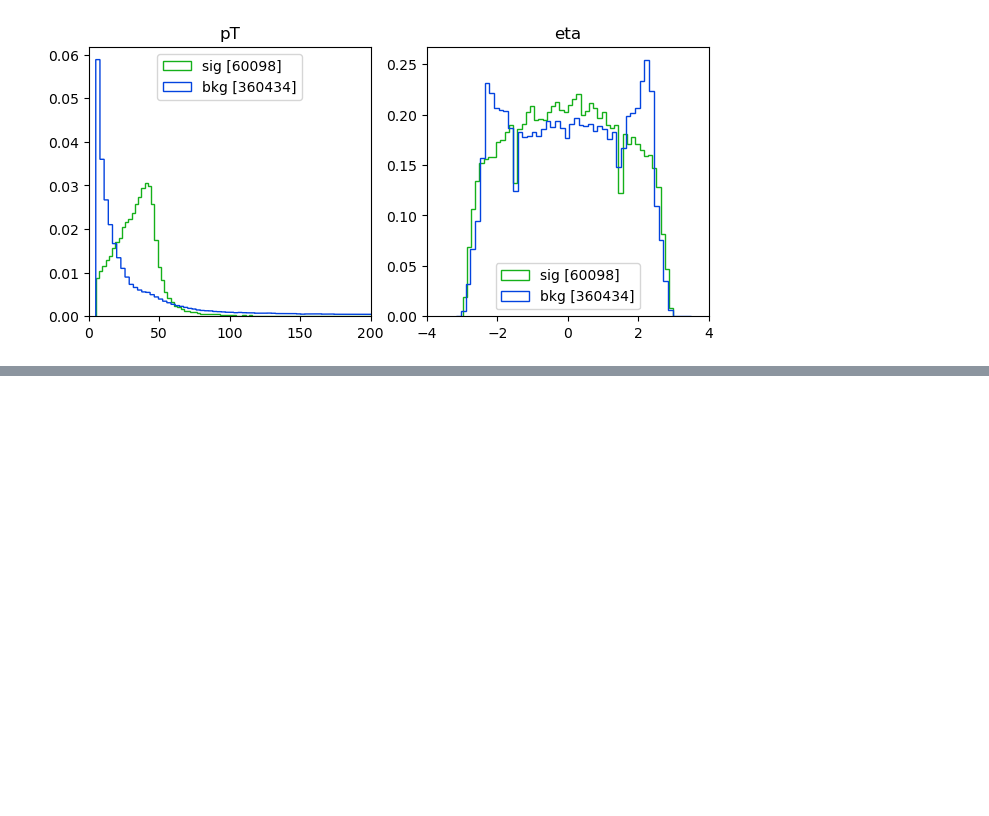
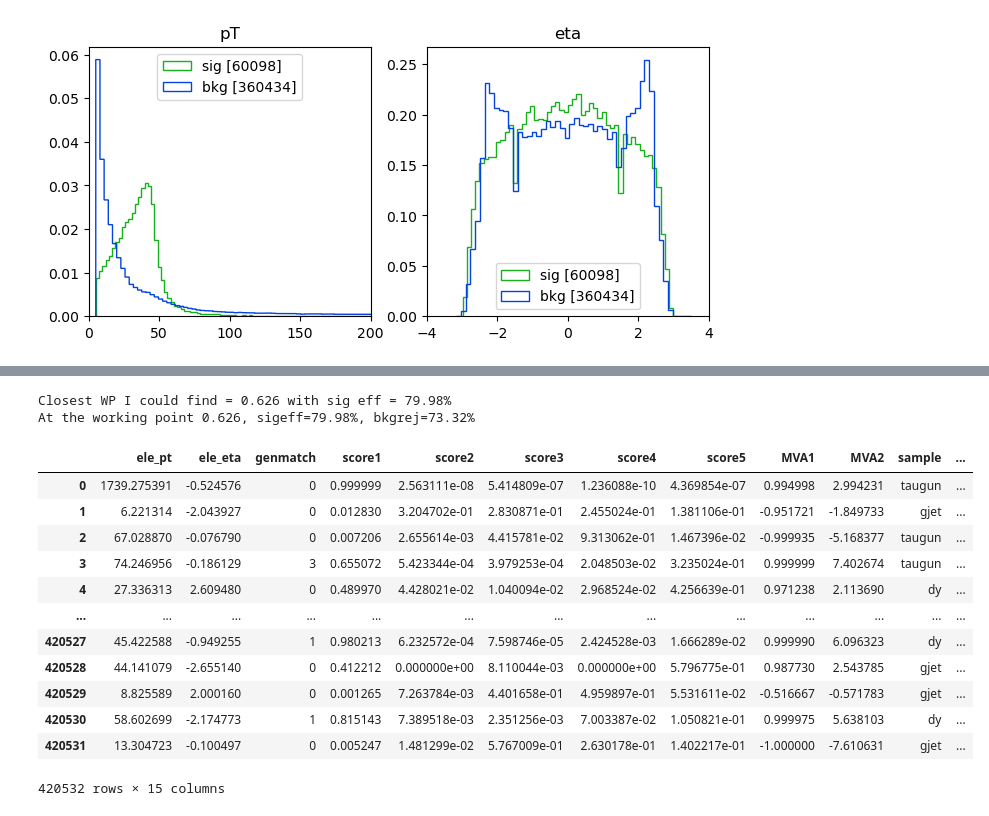
Before and after one commit to phazarik/Electron-DNN-ID-study, a Jupyter notebook: dnn_id_general.ipynb, the cells around one changed output, grey strips where cells are left out. Drawn from its saved outputs; the diff is of its cells as text; code cells hidden in the pictures; blank space fills up the shorter version.

```diff
--- a/dnn_id_general.ipynb
+++ b/dnn_id_general.ipynb
@@ -500,0 +509,44 @@ plt.show()
+# %%
+wp1sigeff_target = 80 #we want this much signal efficiency from the first node.
+
+thresholds = np.arange(0, 1.0, 0.001)
+
+diff = 1000
+wp1 = None
+
+for val in thresholds:
+    nsig = df[df['truth']==1].shape[0]
+    nsig_pass = df[(df['truth']==1) & (df['score1']>val)].shape[0]
+    sigeff_val = nsig_pass*100/nsig
+    diff = sigeff_val - wp1sigeff_target
+    if diff<0:
+        print(f'Closest WP I could find = {val:.3f} with sig eff = {sigeff_val:.2f}%')
+        wp1 = val
+        break
+
+#Adding a new flag in the dataframe with the fixed wp
+df.loc[df['score1']>wp1, 'wp1']=True
+df.loc[df['score1']<wp1, 'wp1']=False
+#df[['sample','ele_pt','ele_eta', 'score1', 'wp1','truth']]
+
+sigeff_wp1 = df.loc[(df['truth']==1) & (df['wp1']==True)].shape[0]*100/df[df['truth']==1].shape[0]
+bkgrej_wp1 = df.loc[(df['truth']==0) & (df['wp1']==False)].shape[0]*100/df[df['truth']==0].shape[0]
+print(f'At the working point {wp1:.3f}, sigeff={sigeff_wp1:.2f}%, bkgrej={bkgrej_wp1:.2f}%')
+
+df
+# %% [output]
+Closest WP I could find = 0.626 with sig eff = 79.98%
+At the working point 0.626, sigeff=79.98%, bkgrej=73.32%
+|  | ele_pt | ele_eta | genmatch | score1 | score2 | score3 | score4 | score5 | MVA1 | MVA2 | sample | ... |
+| 0 | 1739.275391 | -0.524576 | 0 | 0.999999 | 2.563111e-08 | 5.414809e-07 | 1.236088e-10 | 4.369854e-07 | 0.994998 | 2.994231 | taugun | ... |
+| 1 | 6.221314 | -2.043927 | 0 | 0.012830 | 3.204702e-01 | 2.830871e-01 | 2.455024e-01 | 1.381106e-01 | -0.951721 | -1.849733 | gjet | ... |
+| 2 | 67.028870 | -0.076790 | 0 | 0.007206 | 2.655614e-03 | 4.415781e-02 | 9.313062e-01 | 1.467396e-02 | -0.999935 | -5.168377 | taugun | ... |
+| 3 | 74.246956 | -0.186129 | 3 | 0.655072 | 5.423344e-04 | 3.979253e-04 | 2.048503e-02 | 3.235024e-01 | 0.999999 | 7.402674 | taugun | ... |
+| 4 | 27.336313 | 2.609480 | 0 | 0.489970 | 4.428021e-02 | 1.040094e-02 | 2.968524e-02 | 4.256639e-01 | 0.971238 | 2.113690 | dy | ... |
+| ... | ... | ... | ... | ... | ... | ... | ... | ... | ... | ... | ... | ... |
+| 420527 | 45.422588 | -0.949255 | 1 | 0.980213 | 6.232572e-04 | 7.598746e-05 | 2.424528e-03 | 1.666289e-02 | 0.999990 | 6.096323 | dy | ... |
+| 420528 | 44.141079 | -2.655140 | 0 | 0.412212 | 0.000000e+00 | 8.110044e-03 | 0.000000e+00 | 5.796775e-01 | 0.987730 | 2.543785 | gjet | ... |
+| 420529 | 8.825589 | 2.000160 | 0 | 0.001265 | 7.263784e-03 | 4.401658e-01 | 4.959897e-01 | 5.531611e-02 | -0.516667 | -0.571783 | gjet | ... |
+| 420530 | 58.602699 | -2.174773 | 1 | 0.815143 | 7.389518e-03 | 2.351256e-03 | 7.003387e-02 | 1.050821e-01 | 0.999975 | 5.638103 | dy | ... |
+| 420531 | 13.304723 | -0.100497 | 0 | 0.005247 | 1.481299e-02 | 5.767009e-01 | 2.630178e-01 | 1.402217e-01 | -1.000000 | -7.610631 | gjet | ... |
+420532 rows × 15 columns
```
Also changed, not shown: parts of 19 cells of this notebook, 3 other files.
